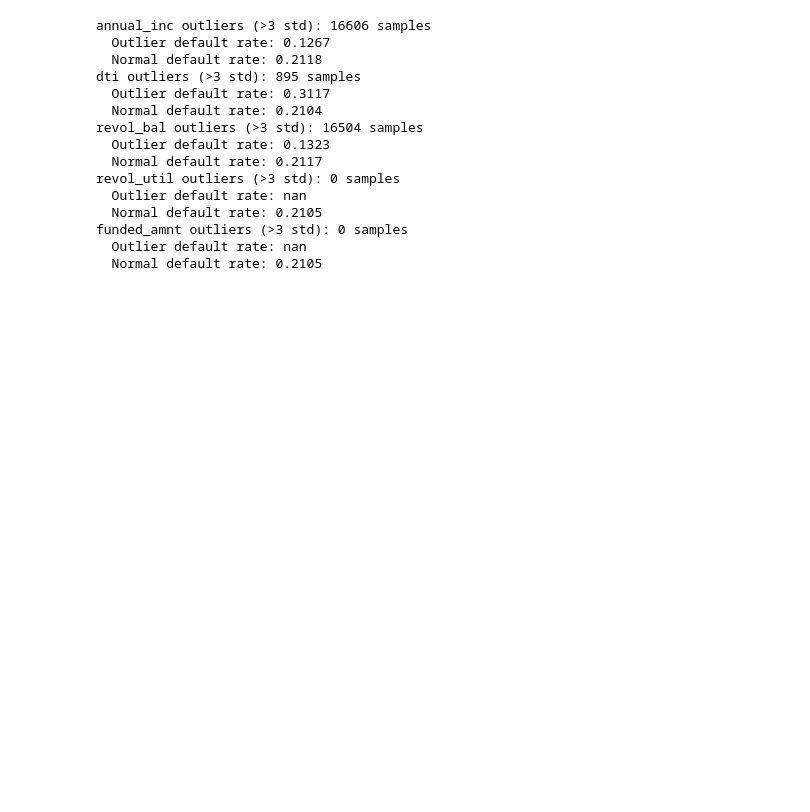
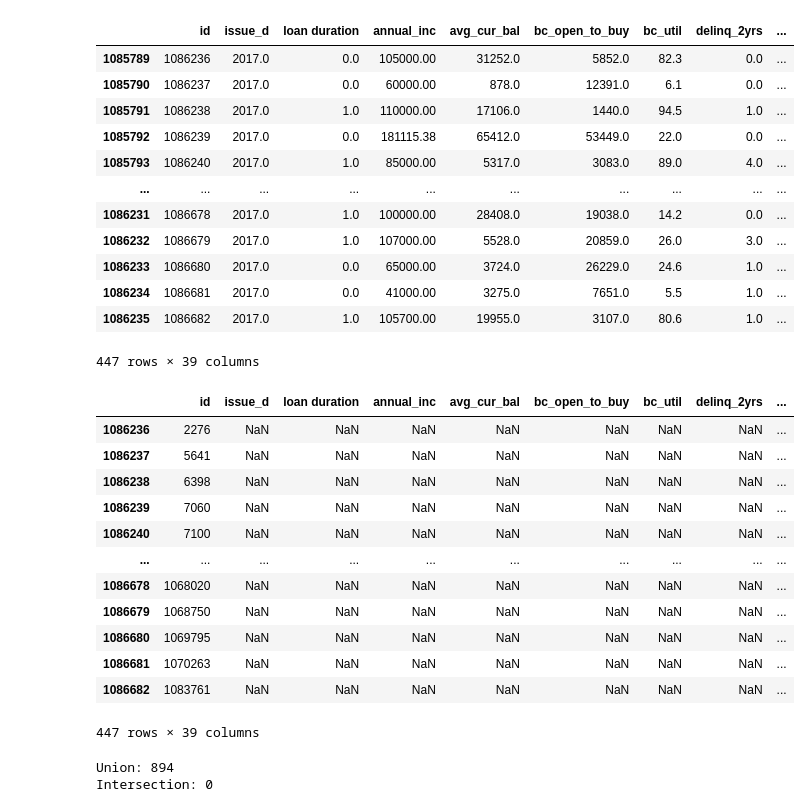
Before and after one commit to maximotk/explainable-credit-scoring, a Jupyter notebook: eda.ipynb, the cells around one changed output. Cells and saved outputs as stored; diff of their text form; code cells hidden in the pictures; blank space fills up the shorter version.

```diff
--- a/eda.ipynb
+++ b/eda.ipynb
@@ -135,2 +133,41 @@ Number of rows with NA: 0
 Name: count, dtype: int64
+# %%
+# these complement
+
+na2 = df[df.isna().sum(axis=1) == 2]
+display(na2)
+na36 = df[df.isna().sum(axis=1) == 36]
+display(na36)
+
+print(f'Union: {len(set(na2["id"]).union(set(na36["id"])))}')
+print(f'Intersection: {len(set(na2["id"]).intersection(set(na36["id"])))}')
+# %% [output]
+|  | id | issue_d | loan duration | annual_inc | avg_cur_bal | bc_open_to_buy | bc_util | delinq_2yrs | ... |
+| 1085789 | 1086236 | 2017.0 | 0.0 | 105000.00 | 31252.0 | 5852.0 | 82.3 | 0.0 | ... |
+| 1085790 | 1086237 | 2017.0 | 0.0 | 60000.00 | 878.0 | 12391.0 | 6.1 | 0.0 | ... |
+| 1085791 | 1086238 | 2017.0 | 1.0 | 110000.00 | 17106.0 | 1440.0 | 94.5 | 1.0 | ... |
+| 1085792 | 1086239 | 2017.0 | 0.0 | 181115.38 | 65412.0 | 53449.0 | 22.0 | 0.0 | ... |
+| 1085793 | 1086240 | 2017.0 | 1.0 | 85000.00 | 5317.0 | 3083.0 | 89.0 | 4.0 | ... |
+| ... | ... | ... | ... | ... | ... | ... | ... | ... | ... |
+| 1086231 | 1086678 | 2017.0 | 1.0 | 100000.00 | 28408.0 | 19038.0 | 14.2 | 0.0 | ... |
+| 1086232 | 1086679 | 2017.0 | 1.0 | 107000.00 | 5528.0 | 20859.0 | 26.0 | 3.0 | ... |
+| 1086233 | 1086680 | 2017.0 | 0.0 | 65000.00 | 3724.0 | 26229.0 | 24.6 | 1.0 | ... |
+| 1086234 | 1086681 | 2017.0 | 0.0 | 41000.00 | 3275.0 | 7651.0 | 5.5 | 1.0 | ... |
+| 1086235 | 1086682 | 2017.0 | 1.0 | 105700.00 | 19955.0 | 3107.0 | 80.6 | 1.0 | ... |
+447 rows × 39 columns
+|  | id | issue_d | loan duration | annual_inc | avg_cur_bal | bc_open_to_buy | bc_util | delinq_2yrs | ... |
+| 1086236 | 2276 | NaN | NaN | NaN | NaN | NaN | NaN | NaN | ... |
+| 1086237 | 5641 | NaN | NaN | NaN | NaN | NaN | NaN | NaN | ... |
+| 1086238 | 6398 | NaN | NaN | NaN | NaN | NaN | NaN | NaN | ... |
+| 1086239 | 7060 | NaN | NaN | NaN | NaN | NaN | NaN | NaN | ... |
+| 1086240 | 7100 | NaN | NaN | NaN | NaN | NaN | NaN | NaN | ... |
+| ... | ... | ... | ... | ... | ... | ... | ... | ... | ... |
+| 1086678 | 1068020 | NaN | NaN | NaN | NaN | NaN | NaN | NaN | ... |
+| 1086679 | 1068750 | NaN | NaN | NaN | NaN | NaN | NaN | NaN | ... |
+| 1086680 | 1069795 | NaN | NaN | NaN | NaN | NaN | NaN | NaN | ... |
+| 1086681 | 1070263 | NaN | NaN | NaN | NaN | NaN | NaN | NaN | ... |
+| 1086682 | 1083761 | NaN | NaN | NaN | NaN | NaN | NaN | NaN | ... |
+447 rows × 39 columns
+Union: 894
+Intersection: 0
 # %%
@@ -172,38 +217,3 @@ def get_features(df: pd.DataFrame()) -> pd.DataFrame():
     return df_with_features
 
 df_engineered = get_features(df_dropped)
-# %%
-# Detect outliers in key continuous variables
-from scipy import stats
-
-continuous_vars = ['annual_inc', 'dti', 'revol_bal', 'revol_util', 'funded_amnt']
-
-for var in continuous_vars:
-    if var in df_engineered.columns:
-        # Z-score method
-        z_scores = np.abs(stats.zscore(df_engineered[var].dropna()))
-        outliers = df_engineered[z_scores > 3]
-
-        # Compare default rates
-        outlier_default_rate = outliers['target'].mean()
-        normal_default_rate = df_engineered[z_scores <= 3]['target'].mean()
-
-        print(f"{var} outliers (>{3} std): {len(outliers)} samples")
-        print(f"  Outlier default rate: {outlier_default_rate:.4f}")
-        print(f"  Normal default rate: {normal_default_rate:.4f}")
-# %% [output]
-annual_inc outliers (>3 std): 16606 samples
-  Outlier default rate: 0.1267
-  Normal default rate: 0.2118
-dti outliers (>3 std): 895 samples
-  Outlier default rate: 0.3117
-  Normal default rate: 0.2104
-revol_bal outliers (>3 std): 16504 samples
-  Outlier default rate: 0.1323
-  Normal default rate: 0.2117
-revol_util outliers (>3 std): 0 samples
-  Outlier default rate: nan
-  Normal default rate: 0.2105
-funded_amnt outliers (>3 std): 0 samples
-  Outlier default rate: nan
-  Normal default rate: 0.2105
```
Also changed, not shown: parts of 50 cells of this notebook, 1 other file.
